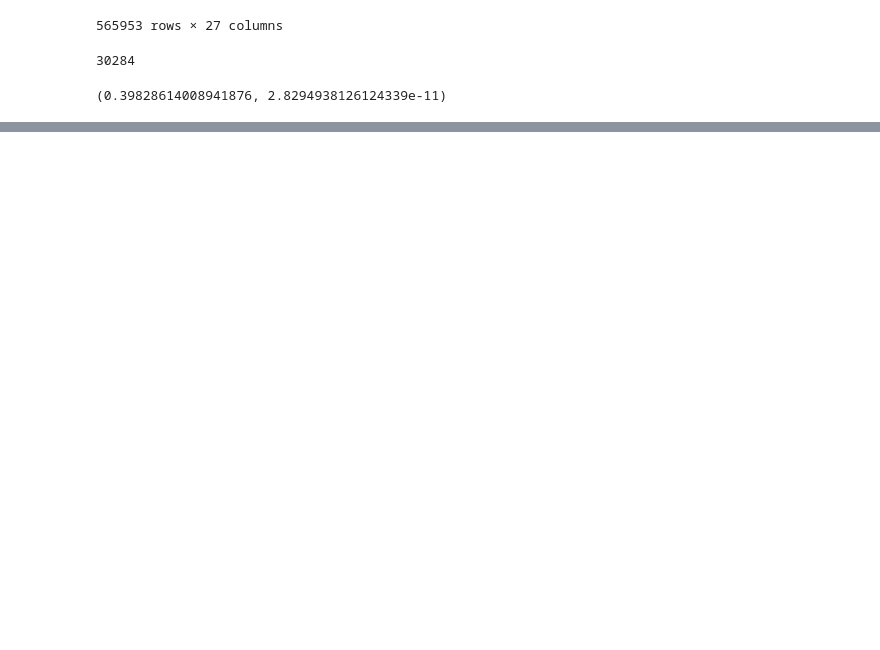
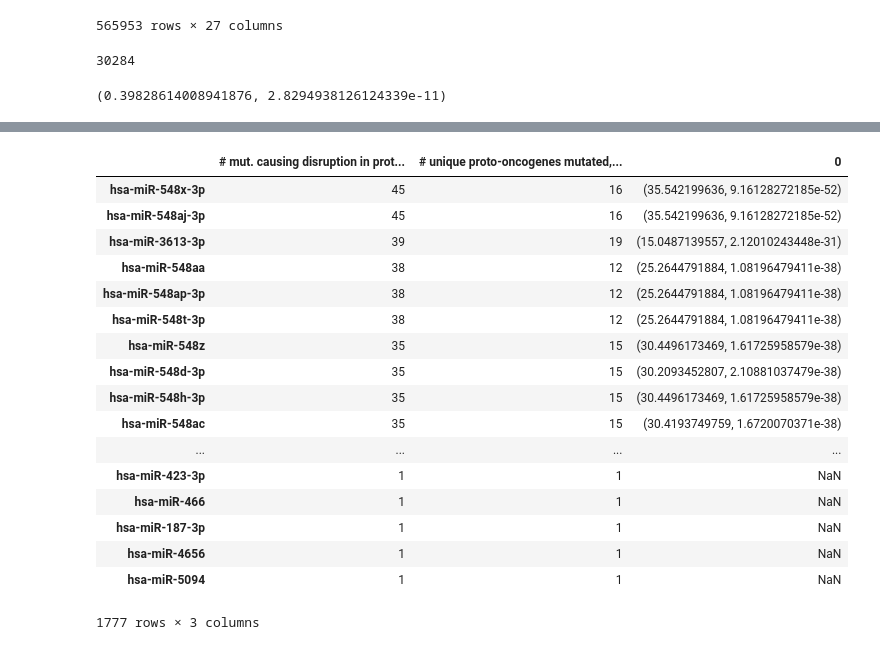
Before and after one commit to choyichen/tcga-mir-rewire, a Jupyter notebook: Oncogenes/Uniprot Fisher.ipynb, the cells around one changed output, grey strips where cells are left out. Drawn from its saved outputs; the diff is of its cells as text; code cells hidden in the pictures; blank space fills up the shorter version.

```diff
--- a/Oncogenes/Uniprot Fisher.ipynb
+++ b/Oncogenes/Uniprot Fisher.ipynb
@@ -379,0 +763,4 @@ stats.fisher_exact(fe)
+# %%
+mirct.columns=["# mut. causing disruption in proto-oncogene sites","# unique proto-oncogenes mutated, causing disruptions"]
+# %%
+mirct = mirct.sort(columns=["# mut. causing disruption in proto-oncogene sites"], ascending = False)
@@ -379,0 +769,34 @@ stats.fisher_exact(fe)
+# %%
+ffish = {'hsa-miR-1275': (8.9547856614929788, 2.4239732024837831e-12),
+ 'hsa-miR-29a-3p': (42.077517196394687, 2.3468483075917021e-37),
+ 'hsa-miR-29c-3p': (42.077517196394687, 2.3468483075917021e-37),
+ 'hsa-miR-3613-3p': (15.04871395566324, 2.1201024344781772e-31),
+ 'hsa-miR-4282': (11.992452268129798, 1.5181385031367722e-16),
+ 'hsa-miR-4472': (24.296136196211215, 5.7022539293592744e-20),
+ 'hsa-miR-548aa': (25.264479188365979, 1.0819647941084854e-38),
+ 'hsa-miR-548ac': (30.419374975866553, 1.6720070370958048e-38),
+ 'hsa-miR-548ah-3p': (24.734003297479784, 1.2308563026431086e-32),
+ 'hsa-miR-548ah-5p': (32.686309222728042, 8.2770550279577625e-29),
+ 'hsa-miR-548aj-3p': (35.542199635967968, 9.1612827218514759e-52),
+ 'hsa-miR-548ap-3p': (25.264479188365979, 1.0819647941084854e-38),
+ 'hsa-miR-548aq-3p': (24.526940513361179, 1.589786186477835e-32),
+ 'hsa-miR-548c-3p': (7.6621713729308665, 1.1492598095601839e-08),
+ 'hsa-miR-548d-3p': (30.209345280703548, 2.1088103747902628e-38),
+ 'hsa-miR-548h-3p': (30.449617346938776, 1.6172595857922255e-38),
+ 'hsa-miR-548t-3p': (25.264479188365979, 1.0819647941084854e-38),
+ 'hsa-miR-548t-5p': (39.050219116900962, 1.4440219546597947e-37),
+ 'hsa-miR-548x-3p': (35.542199635967968, 9.1612827218514759e-52),
+ 'hsa-miR-5590-3p': (45.813600681712543, 2.005050959298709e-38),
+ 'hsa-miR-590-3p': (12.266983400411918, 9.6270037546391741e-17),
+ 'hsa-miR-1305': (49.828515768967513, 5.6052699933708423e-37),
+ 'hsa-miR-3942-3p': (44.988663101604281, 6.2170156001468e-31),
+ 'hsa-miR-335-3p': (24.323996047322336, 1.632038029987205e-30),
+ 'hsa-miR-548am-3p': (24.734003297479784, 1.2308563026431086e-32),
+ 'hsa-miR-106a-5p': (26.02127460529719, 1.9356912672505471e-26),
+ 'hsa-miR-29b-3p': (42.077517196394687, 2.3468483075917021e-37),
+ 'hsa-miR-335-3p': (24.323996047322336, 1.632038029987205e-30),
+ 'hsa-miR-362-3p': (103.13605664488017, 7.8445012021718614e-55),
+ 'hsa-miR-4447': (9.2507310631559125, 1.3986918842891949e-12),
+ 'hsa-miR-4729': (28.90522083278988, 1.1709682457638813e-32),
+ 'hsa-miR-548z': (30.449617346938776, 1.6172595857922255e-38),
+ 'hsa-miR-637': (37.132308698495748, 5.2548348597514337e-29)}
@@ -379,0 +844,23 @@ stats.fisher_exact(fe)
+# %%
+mirct = pd.concat([mirct,pd.Series(ffish)], axis=1)
+# %%
+mirct
+# %% [output]
+|  | # mut. causing disruption in prot... | # unique proto-oncogenes mutated,... | 0 |
+| hsa-miR-548x-3p | 45 | 16 | (35.542199636, 9.16128272185e-52) |
+| hsa-miR-548aj-3p | 45 | 16 | (35.542199636, 9.16128272185e-52) |
+| hsa-miR-3613-3p | 39 | 19 | (15.0487139557, 2.12010243448e-31) |
+| hsa-miR-548aa | 38 | 12 | (25.2644791884, 1.08196479411e-38) |
+| hsa-miR-548ap-3p | 38 | 12 | (25.2644791884, 1.08196479411e-38) |
+| hsa-miR-548t-3p | 38 | 12 | (25.2644791884, 1.08196479411e-38) |
+| hsa-miR-548z | 35 | 15 | (30.4496173469, 1.61725958579e-38) |
+| hsa-miR-548d-3p | 35 | 15 | (30.2093452807, 2.10881037479e-38) |
+| hsa-miR-548h-3p | 35 | 15 | (30.4496173469, 1.61725958579e-38) |
+| hsa-miR-548ac | 35 | 15 | (30.4193749759, 1.6720070371e-38) |
+| ... | ... | ... | ... |
+| hsa-miR-423-3p | 1 | 1 | NaN |
+| hsa-miR-466 | 1 | 1 | NaN |
+| hsa-miR-187-3p | 1 | 1 | NaN |
+| hsa-miR-4656 | 1 | 1 | NaN |
+| hsa-miR-5094 | 1 | 1 | NaN |
+1777 rows × 3 columns
```
Also changed, not shown: parts of 42 cells of this notebook, 9 other files.
